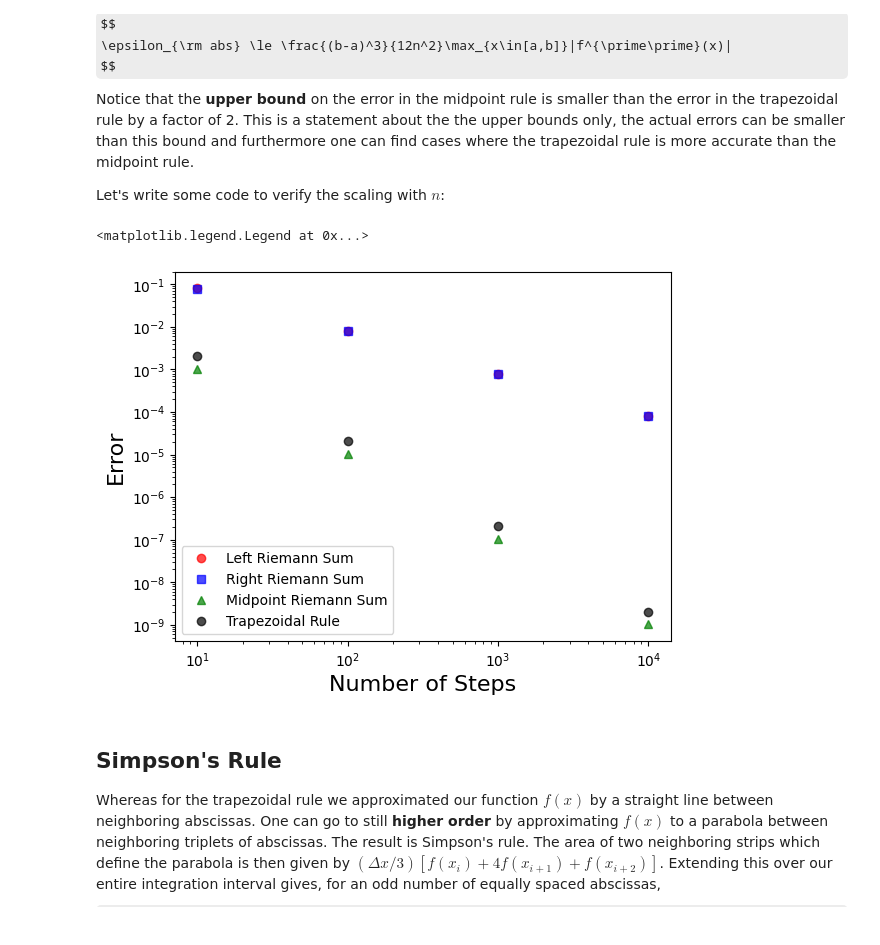
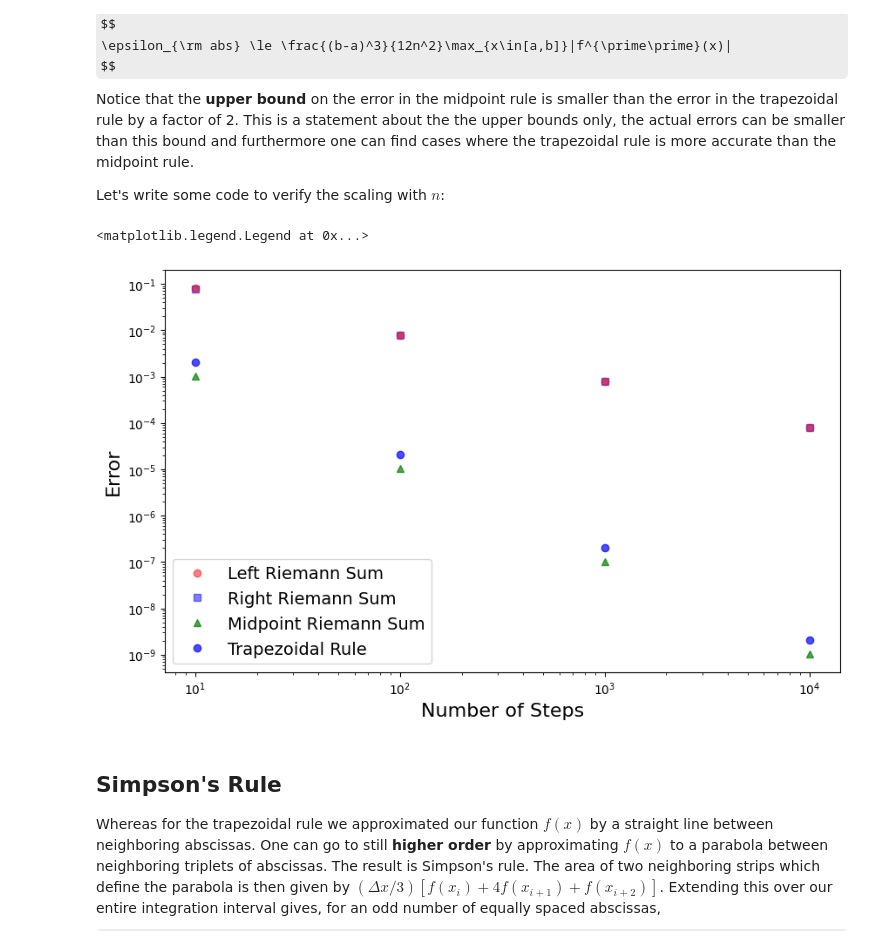
Before and after one commit to qiaqia444/Phys29, a Jupyter notebook: Phys29/lectures/Week6/02_integration.ipynb, the cells around one changed output. Cells and saved outputs as stored; diff of their text form; code cells hidden in the pictures; some formulas as TeX source.

```diff
--- a/Phys29/lectures/Week6/02_integration.ipynb
+++ b/Phys29/lectures/Week6/02_integration.ipynb
@@ -424,28 +426,29 @@ Let's write some code to verify the scaling with $n$:
 # %%
 N_vals = [10, 100, 1000, 10000]
 left_error = np.zeros(len(N_vals))
 righ_error = np.zeros_like(left_error)
 midp_error = np.zeros_like(left_error)
 trap_error = np.zeros_like(left_error)
 for ii, nn in enumerate(N_vals):
     left_error[ii] = np.abs(left_riemann_sum(np.sin, a, b, nn, plot=False) - truth)
     righ_error[ii] = np.abs(right_riemann_sum(np.sin, a, b, nn, plot=False) - truth)
     midp_error[ii] = np.abs(midpoint_riemann_sum(np.sin, a, b, nn, plot=False) - truth)
     trap_error[ii] = np.abs(trapezoidal_rule(np.sin, a, b, nn, plot=False) - truth)
 
-
-plt.plot(N_vals, left_error, 'ro', alpha=0.7, label='Left Riemann Sum')
-plt.plot(N_vals, righ_error, 'bs', alpha=0.7, label='Right Riemann Sum')
-plt.plot(N_vals, midp_error, 'g^', alpha=0.7, label='Midpoint Riemann Sum')
-plt.plot(N_vals, trap_error, 'ko', alpha=0.7, label='Trapezoidal Rule')
-plt.yscale('log')
-plt.xscale('log')
-plt.ylabel('Error', fontsize=16)
-plt.xlabel('Number of Steps', fontsize=16)
-plt.legend(loc='best')
+fig  = plt.figure(figsize=(10, 6))
+ax = fig.add_subplot(111)
+ax.plot(N_vals, left_error, 'ro', alpha=0.5, label='Left Riemann Sum')
+ax.plot(N_vals, righ_error, 'bs', alpha=0.5, label='Right Riemann Sum', zorder=1)
+ax.plot(N_vals, midp_error, 'g^', alpha=0.7, label='Midpoint Riemann Sum')
+ax.plot(N_vals, trap_error, 'bo', alpha=0.7, label='Trapezoidal Rule')
+ax.set_yscale('log')
+ax.set_xscale('log')
+ax.set_ylabel('Error', fontsize=16)
+ax.set_xlabel('Number of Steps', fontsize=16)
+ax.legend(loc='best', fontsize=14)
 # %% [output]
 <matplotlib.legend.Legend at 0x...>
-[figure, old version]
+[figure, new version]
 # %% [markdown]
 ## Simpson's Rule
 
```
Also changed, not shown: parts of 5 cells of this notebook.
